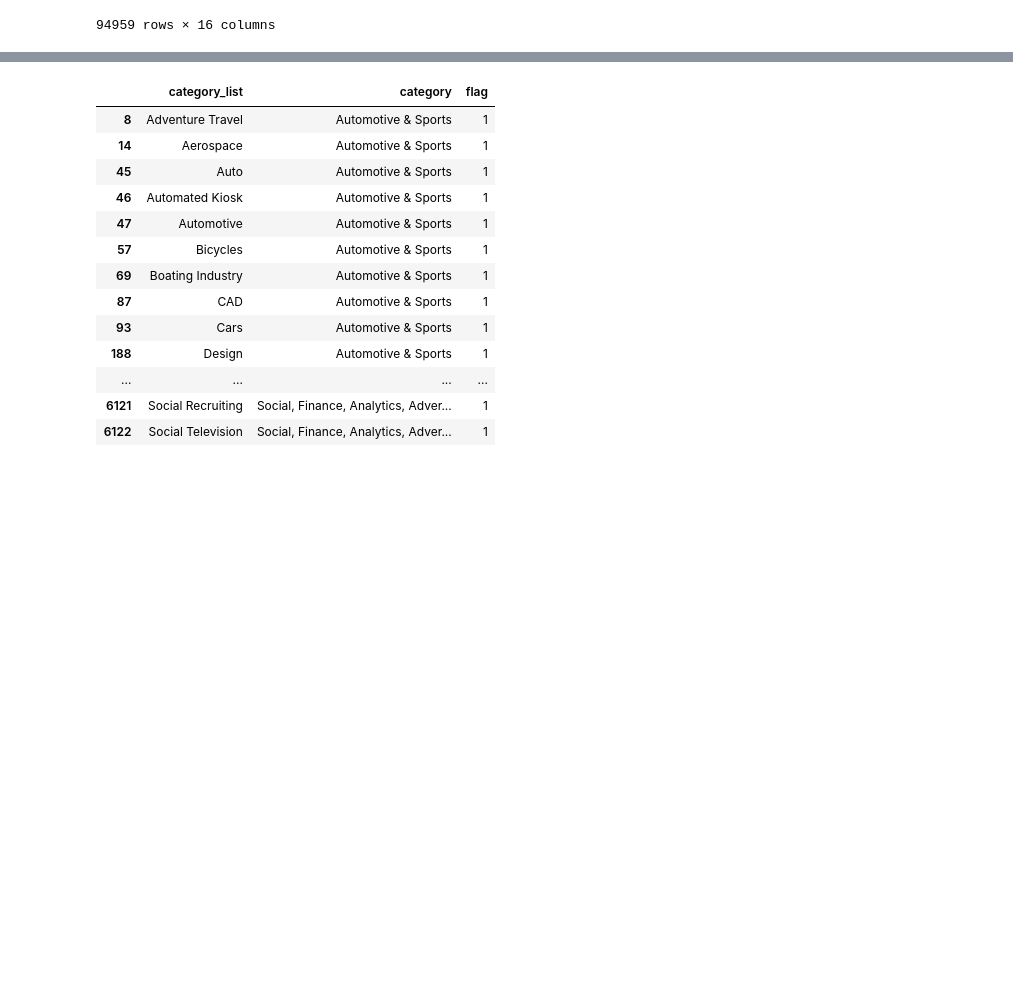
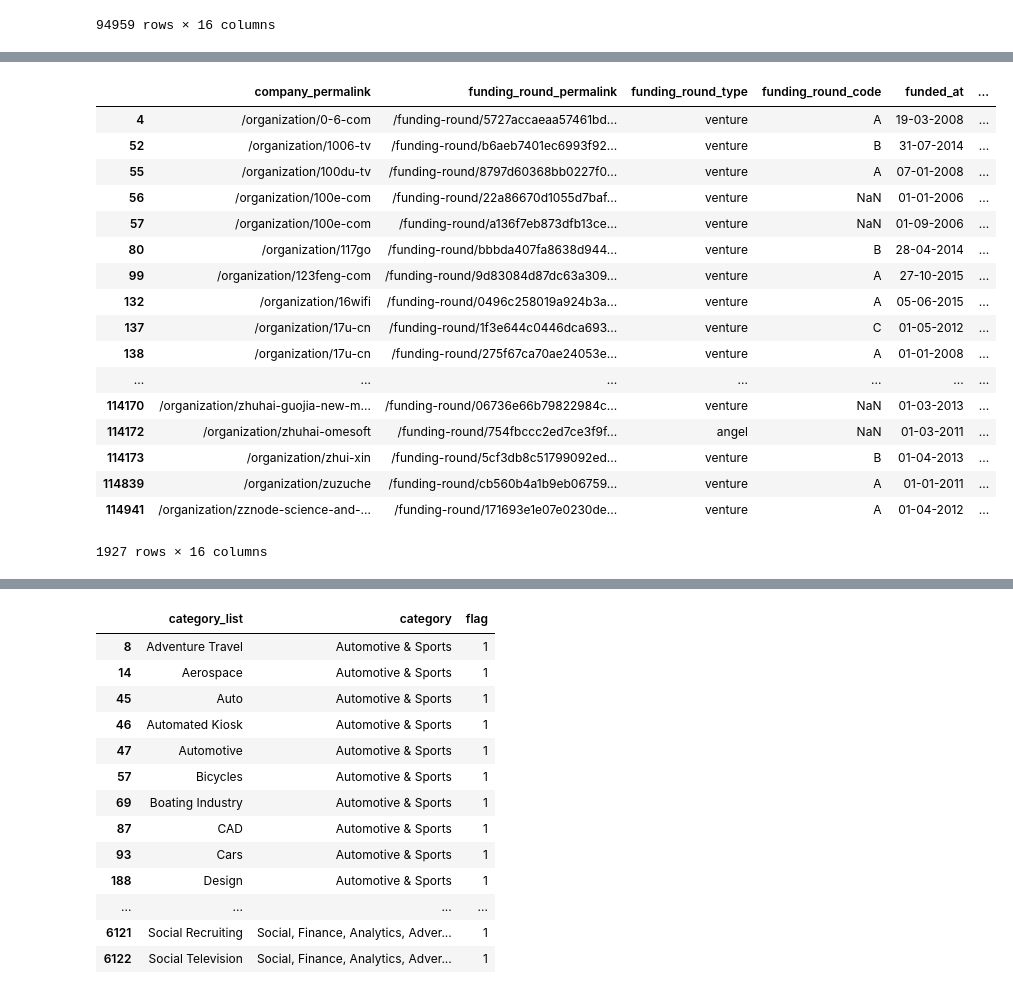
Before and after one commit to annamalaig/DSGroupProject, a Jupyter notebook: SparkFunds_CS.ipynb, the cells around one changed output, grey strips where cells are left out. Cells and saved outputs as stored; diff of their text form; code cells hidden in the pictures; blank space fills up the shorter version.

```diff
--- a/SparkFunds_CS.ipynb
+++ b/SparkFunds_CS.ipynb
@@ -64,7 +64,7 @@ import numpy as np
 # %%
 # Load company dataset
 # Without encoding the read_csv was giving an error "Unicode Decode Error"
-companies_df = pd.read_csv('Data/companies.txt',delimiter='\t',encoding='unicode_escape')
+companies_df = pd.read_csv('C:/Users/Sandy/Documents/R/Workspace/CaseStudy/DSGroupProject-master/DSGroupProject/Data/companies.txt',delimiter='\t',encoding='unicode_escape')
 # %%
 companies_df.head()
 # %% [output]
@@ -76,7 +76,7 @@ companies_df.head()
 | 4 | /Organization/004-Technologies | 004 Technologies | http://004gmbh.de/en/004-interact | Software | operating | USA | IL | Springfield, Illinois | Champaign | ... |
 # %%
 # Load funding rounds file, got same error on the Unicode/Decode Error, used recommended encoding.
-rounds2_df = pd.read_csv('Data/rounds2.csv',encoding='unicode_escape')
+rounds2_df = pd.read_csv('C:/Users/Sandy/Documents/R/Workspace/CaseStudy/DSGroupProject-master/DSGroupProject/Data/rounds2.csv',encoding='unicode_escape')
 # %%
 # Quickly inspect the data frame
 rounds2_df.head()
@@ -489,0 +520,23 @@ master_frame
+# %%
+#Create dataframe for Second English speaking country. This one for CHINA.
+C2 = master_frame.loc[master_frame.country_code=='CHN',:]
+C2
+# %% [output]
+|  | company_permalink | funding_round_permalink | funding_round_type | funding_round_code | funded_at | ... |
+| 4 | /organization/0-6-com | /funding-round/5727accaeaa57461bd... | venture | A | 19-03-2008 | ... |
+| 52 | /organization/1006-tv | /funding-round/b6aeb7401ec6993f92... | venture | B | 31-07-2014 | ... |
+| 55 | /organization/100du-tv | /funding-round/8797d60368bb0227f0... | venture | A | 07-01-2008 | ... |
+| 56 | /organization/100e-com | /funding-round/22a86670d1055d7baf... | venture | NaN | 01-01-2006 | ... |
+| 57 | /organization/100e-com | /funding-round/a136f7eb873dfb13ce... | venture | NaN | 01-09-2006 | ... |
+| 80 | /organization/117go | /funding-round/bbbda407fa8638d944... | venture | B | 28-04-2014 | ... |
+| 99 | /organization/123feng-com | /funding-round/9d83084d87dc63a309... | venture | A | 27-10-2015 | ... |
+| 132 | /organization/16wifi | /funding-round/0496c258019a924b3a... | venture | A | 05-06-2015 | ... |
+| 137 | /organization/17u-cn | /funding-round/1f3e644c0446dca693... | venture | C | 01-05-2012 | ... |
+| 138 | /organization/17u-cn | /funding-round/275f67ca70ae24053e... | venture | A | 01-01-2008 | ... |
+| ... | ... | ... | ... | ... | ... | ... |
+| 114170 | /organization/zhuhai-guojia-new-m... | /funding-round/06736e66b79822984c... | venture | NaN | 01-03-2013 | ... |
+| 114172 | /organization/zhuhai-omesoft | /funding-round/754fbccc2ed7ce3f9f... | angel | NaN | 01-03-2011 | ... |
+| 114173 | /organization/zhui-xin | /funding-round/5cf3db8c51799092ed... | venture | B | 01-04-2013 | ... |
+| 114839 | /organization/zuzuche | /funding-round/cb560b4a1b9eb06759... | venture | A | 01-01-2011 | ... |
+| 114941 | /organization/zznode-science-and-... | /funding-round/171693e1e07e0230de... | venture | A | 01-04-2012 | ... |
+1927 rows × 16 columns
```
Also changed, not shown: parts of 8 cells of this notebook.
